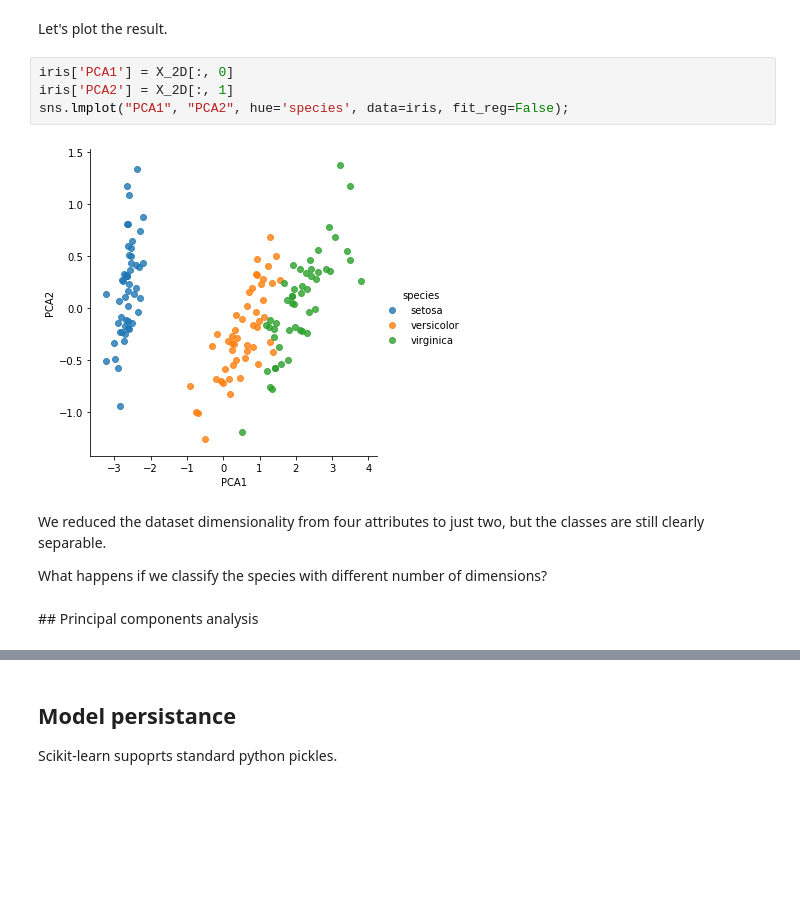
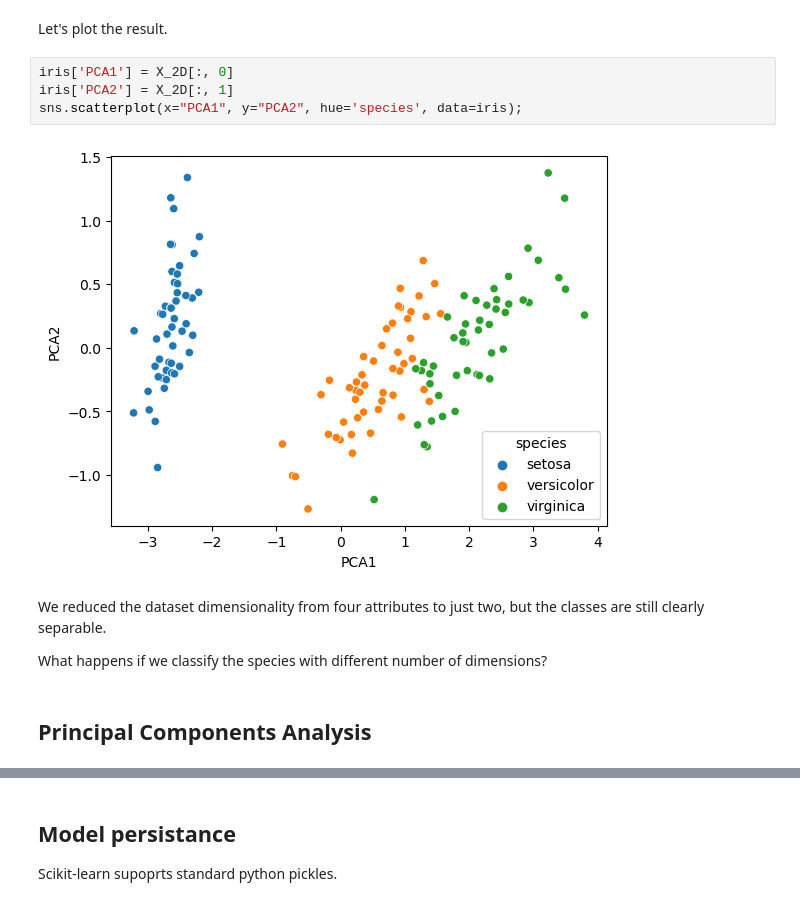
Before and after one commit to dfbarrero/dataCourse, a Jupyter notebook: mlfoundations/scikit-learn.ipynb, the cells around one changed output, grey strips where cells are left out. Saved outputs shown, nothing was run; the diff lists cells and outputs as text; blank space fills up the shorter version.

```diff
--- a/mlfoundations/scikit-learn.ipynb
+++ b/mlfoundations/scikit-learn.ipynb
@@ -319,12 +319,12 @@ Let's plot the result.
 # %%
 iris['PCA1'] = X_2D[:, 0]
 iris['PCA2'] = X_2D[:, 1]
-sns.lmplot("PCA1", "PCA2", hue='species', data=iris, fit_reg=False);
+sns.scatterplot(x="PCA1", y="PCA2", hue='species', data=iris);
 # %% [output]
-[figure, old version]
+[figure, new version]
 # %% [markdown]
 We reduced the dataset dimensionality from four attributes to just two, but the classes are still clearly separable.
 
 What happens if we classify the species with different number of dimensions?
 # %% [markdown]
-## Principal components analysis
+## Principal Components Analysis
```
Also changed, not shown: parts of 9 cells of this notebook.
